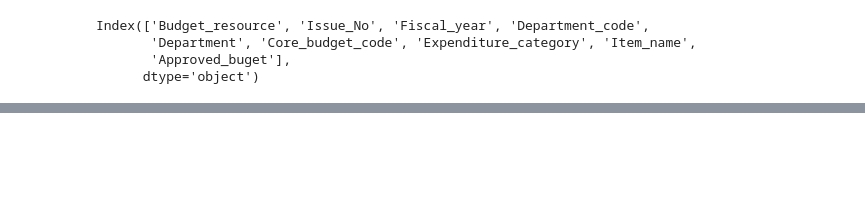
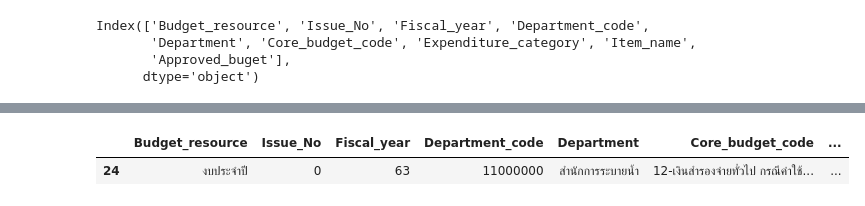
Before and after one commit to MOOwuttichai/python_dataviz2023, a Jupyter notebook: for me.ipynb, the cells around one changed output, grey strips where cells are left out. Drawn from its saved outputs; the diff is of its cells as text; code cells hidden in the pictures; blank space fills up the shorter version.

```diff
--- a/for me.ipynb
+++ b/for me.ipynb
@@ -1301,0 +1403,6 @@ data1[(data1['Approved_buget'] == 1.599700e+07)]
+# %%
+hascore_data1_MAX = hascore_data1['Approved_buget'].max()
+hascore_data1 [hascore_data1['Approved_buget'] == hascore_data1_MAX ]
+# %% [output]
+|  | Budget_resource | Issue_No | Fiscal_year | Department_code | Department | Core_budget_code | ... |
+| 24 | งบประจำปี | 0 | 63 | 11000000 | สำนักการระบายน้ำ | 12-เงินสำรองจ่ายทั่วไป กรณีค่าใช้... | ... |
```
Also changed, not shown: parts of 23 cells of this notebook.
